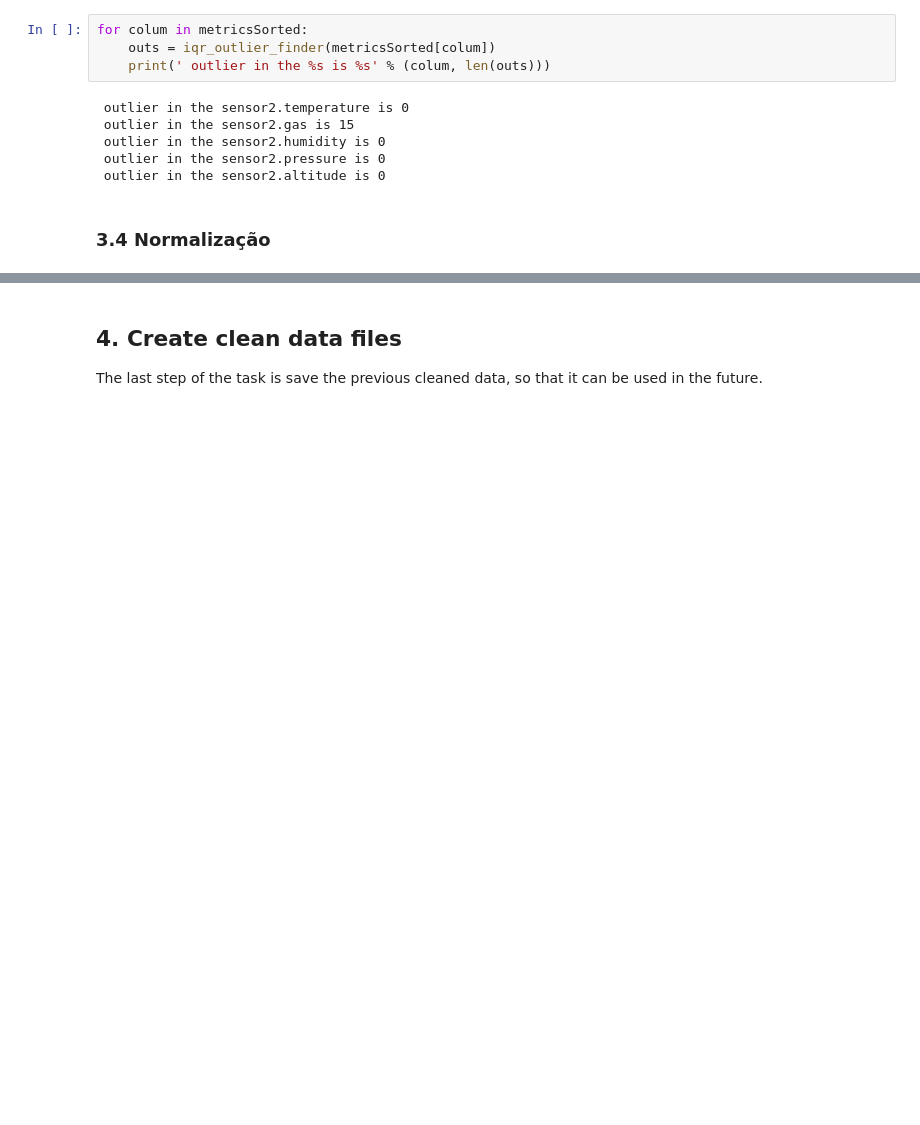
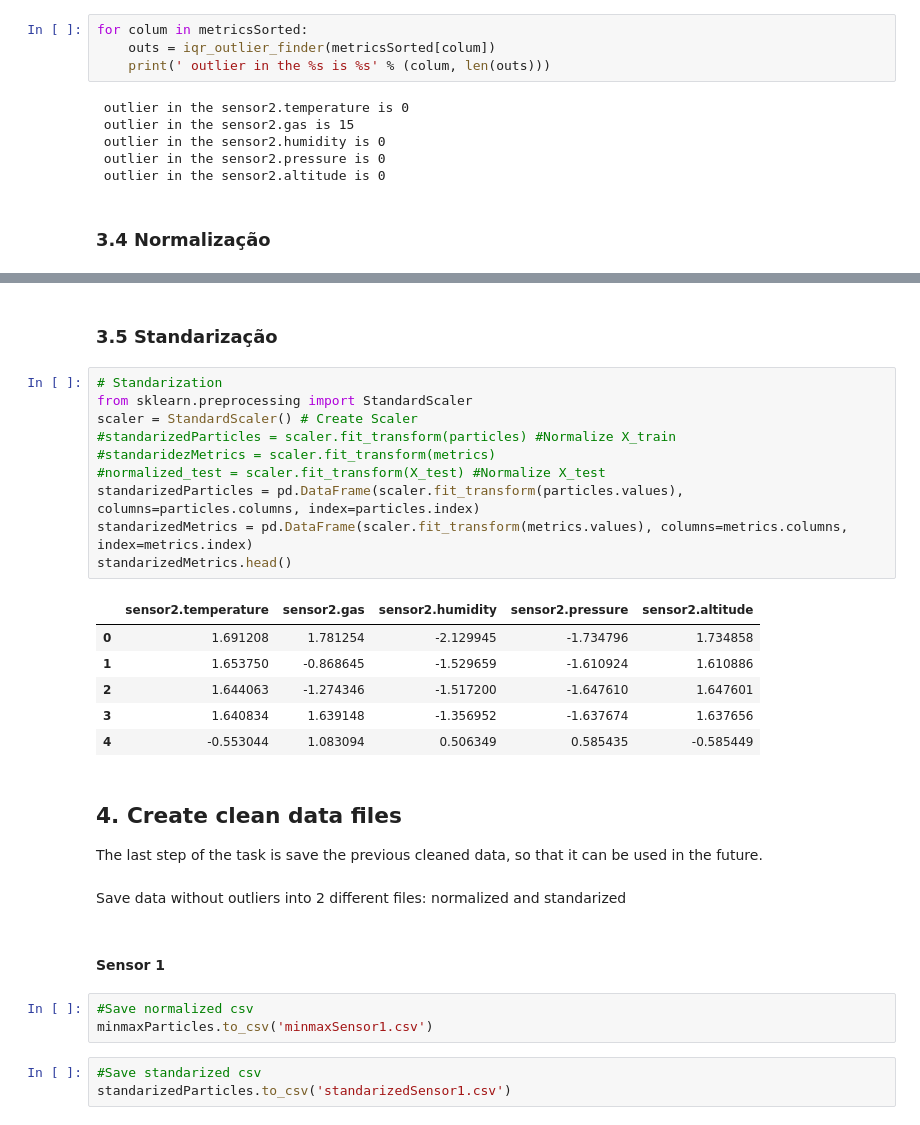
Before and after one commit to tiago-fontes/PEI, a Jupyter notebook: AlertAI/DataPreProcessing.ipynb, the cells around one changed output, grey strips where cells are left out. Cells and saved outputs as stored; diff of their text form; blank space fills up the shorter version.

```diff
--- a/AlertAI/DataPreProcessing.ipynb
+++ b/AlertAI/DataPreProcessing.ipynb
@@ -394,3 +411,32 @@ for colum in metricsSorted:
+# %% [markdown]
+### 3.5 Standarização
+# %%
+# Standarization
+from sklearn.preprocessing import StandardScaler
+scaler = StandardScaler() # Create Scaler
+#standarizedParticles = scaler.fit_transform(particles) #Normalize X_train
+#standaridezMetrics = scaler.fit_transform(metrics)
+#normalized_test = scaler.fit_transform(X_test) #Normalize X_test
+standarizedParticles = pd.DataFrame(scaler.fit_transform(particles.values), columns=particles.columns, index=particles.index)
+standarizedMetrics = pd.DataFrame(scaler.fit_transform(metrics.values), columns=metrics.columns, index=metrics.index)
+standarizedMetrics.head()
+# %% [output]
+|  | sensor2.temperature | sensor2.gas | sensor2.humidity | sensor2.pressure | sensor2.altitude |
+| 0 | 1.691208 | 1.781254 | -2.129945 | -1.734796 | 1.734858 |
+| 1 | 1.653750 | -0.868645 | -1.529659 | -1.610924 | 1.610886 |
+| 2 | 1.644063 | -1.274346 | -1.517200 | -1.647610 | 1.647601 |
+| 3 | 1.640834 | 1.639148 | -1.356952 | -1.637674 | 1.637656 |
+| 4 | -0.553044 | 1.083094 | 0.506349 | 0.585435 | -0.585449 |
 # %% [markdown]
 ## 4. Create clean data files
 The last step of the task is save the previous cleaned data, so that it can be used in the future.
+# %% [markdown]
+Save data without outliers into 2 different files: normalized and standarized
+# %% [markdown]
+#### Sensor 1
+# %%
+#Save normalized csv
+minmaxParticles.to_csv('minmaxSensor1.csv')
+# %%
+#Save standarized csv
+standarizedParticles.to_csv('standarizedSensor1.csv')
```
Also changed, not shown: parts of 4 cells of this notebook, 4 other files.
